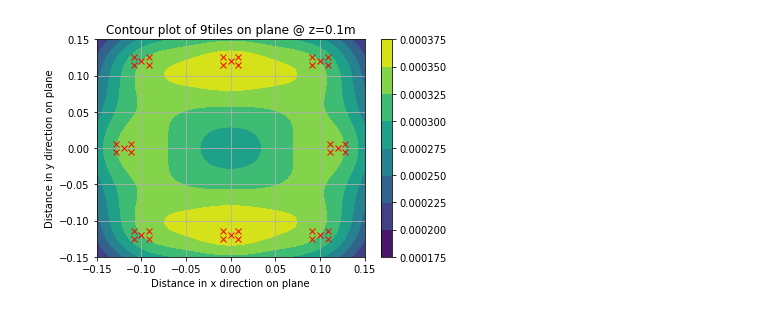
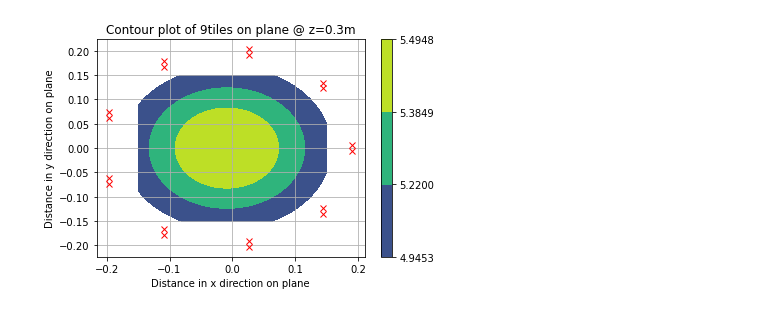
Before and after one commit to nicol2020/UV-SINTEC, a Jupyter notebook: 310lamp.ipynb, the cells around one changed output. Drawn from its saved outputs; the diff is of its cells as text; code cells hidden in the pictures.

```diff
--- a/310lamp.ipynb
+++ b/310lamp.ipynb
@@ -8,12 +8,12 @@ from mpl_toolkits import mplot3d
 #Ben's code
 #Only use code in this cell if given the power density at a given height and need to find the initial intensity I [cd]
 
-I_zero = 1.54e-05 #Power Density in w/m^2 at a given height h from the LED
+I_zero = 2.12 #Power Density in w/m^2 at a given height h from the LED
 h = 0.15 #height from the LED to the plane given for Power density
 I = I_zero*(h**2) #Intensity value in cd
 # %%
 #Ben's code
-z = 0.10 #Distance from LED plane to target plane in metres
+z = 0.30 #Distance from LED plane to target plane in metres
 
 
 #Comment out the next 3 lines and uncomment the line after that in order to use a given I value in cd
@@ -256,27 +246,27 @@ plt.show()
 # %%
 #Ben's code
 
 fig,ax = plt.subplots(1,1)
 #V = [0.5, 0.6, 0.7, 0.8, 0.9, 0.95, 1] #Line for putting specific contour lines in the plot
-V = [0.9, 0.93, 0.95, 0.98, 1]
-#V = [90, 100, M] #Array for making specific contour lines for illuminance in W/m^2
-cp = ax.contourf(x,y,E)
+#V = [0.9, 0.93, 0.95, 0.98, 1]
+V = [0.90*M,0.95*M, 0.98*M, M] #Array for making specific contour lines for illuminance in W/m^2
+cp = ax.contourf(x,y,E,V)
 #Code below for plotting each LED's position
 """
 for j in ylist:
     ledy = -(n-j)*d/2 +py/2
     for i in xlist:
         ledx = -(n-i)*d/2 +px/2
         plt.plot(ledx,ledy,'rx')
 """
 for ledx, ledy in zip(xlist,ylist):
   plt.plot(ledx,ledy,'rx')
 
 
 fig.colorbar(cp)
 plt.title(f"Contour plot of 9tiles on plane @ z={z}m")
 plt.xlabel("Distance in x direction on plane")
 plt.ylabel("Distance in y direction on plane")
 plt.grid()
 # %% [output]
-[figure, old version]
+[figure, new version]
```
Also changed, not shown: parts of 4 cells of this notebook.
